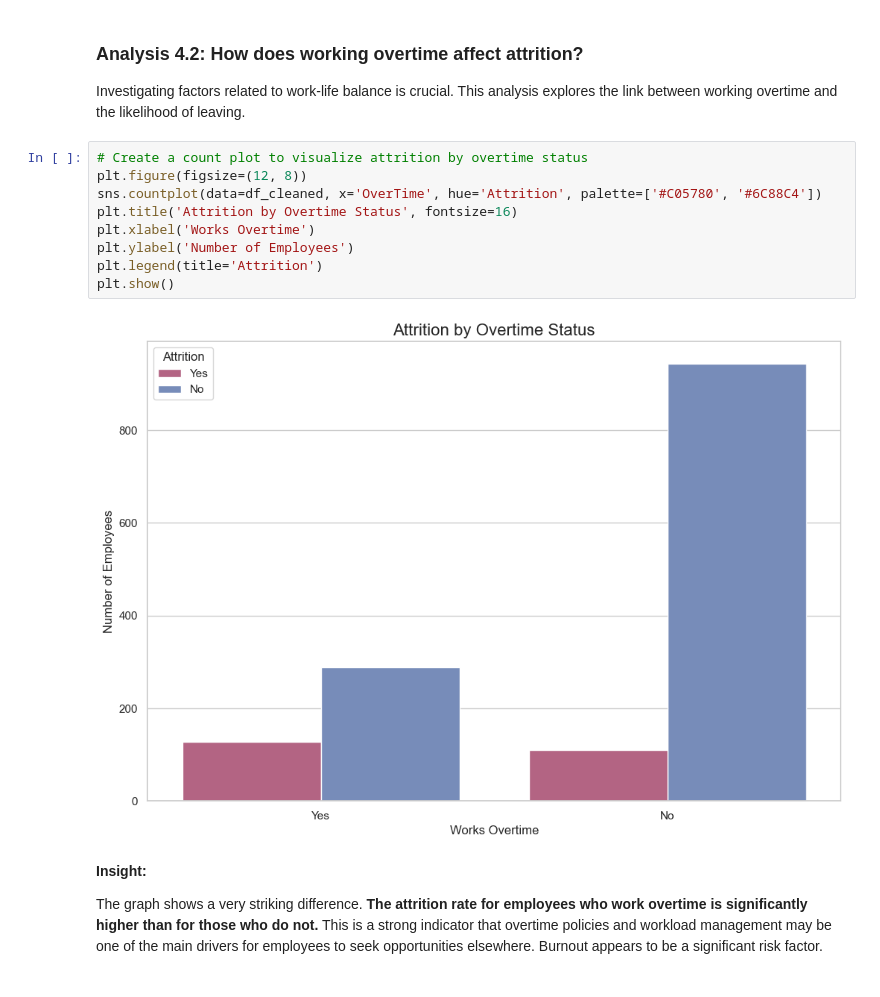
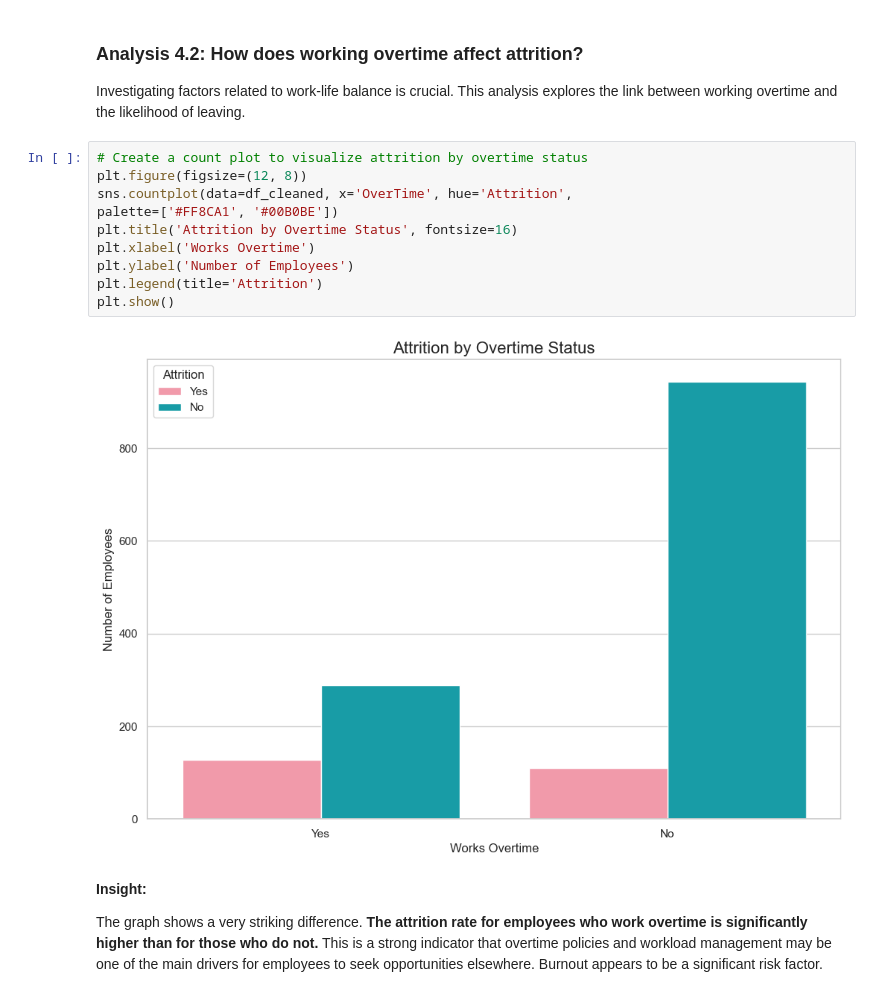
Before and after one commit to praditaw/hr-analytics-employee-attrition, a Jupyter notebook: hr_analytics_employee_attrition.ipynb, the cells around one changed output. Saved outputs shown, nothing was run; the diff lists cells and outputs as text.

```diff
--- a/hr_analytics_employee_attrition.ipynb
+++ b/hr_analytics_employee_attrition.ipynb
@@ -274,14 +274,15 @@ Investigating factors related to work-life balance is crucial. This analysis exp
 # %%
 # Create a count plot to visualize attrition by overtime status
 plt.figure(figsize=(12, 8))
-sns.countplot(data=df_cleaned, x='OverTime', hue='Attrition', palette=['#C05780', '#6C88C4'])
+sns.countplot(data=df_cleaned, x='OverTime', hue='Attrition',
+palette=['#FF8CA1', '#00B0BE'])
 plt.title('Attrition by Overtime Status', fontsize=16)
 plt.xlabel('Works Overtime')
 plt.ylabel('Number of Employees')
 plt.legend(title='Attrition')
 plt.show()
 # %% [output]
-[figure, old version]
+[figure, new version]
 # %% [markdown]
 **Insight:**
 
```
Also changed, not shown: parts of 16 cells of this notebook, 1 other file.
